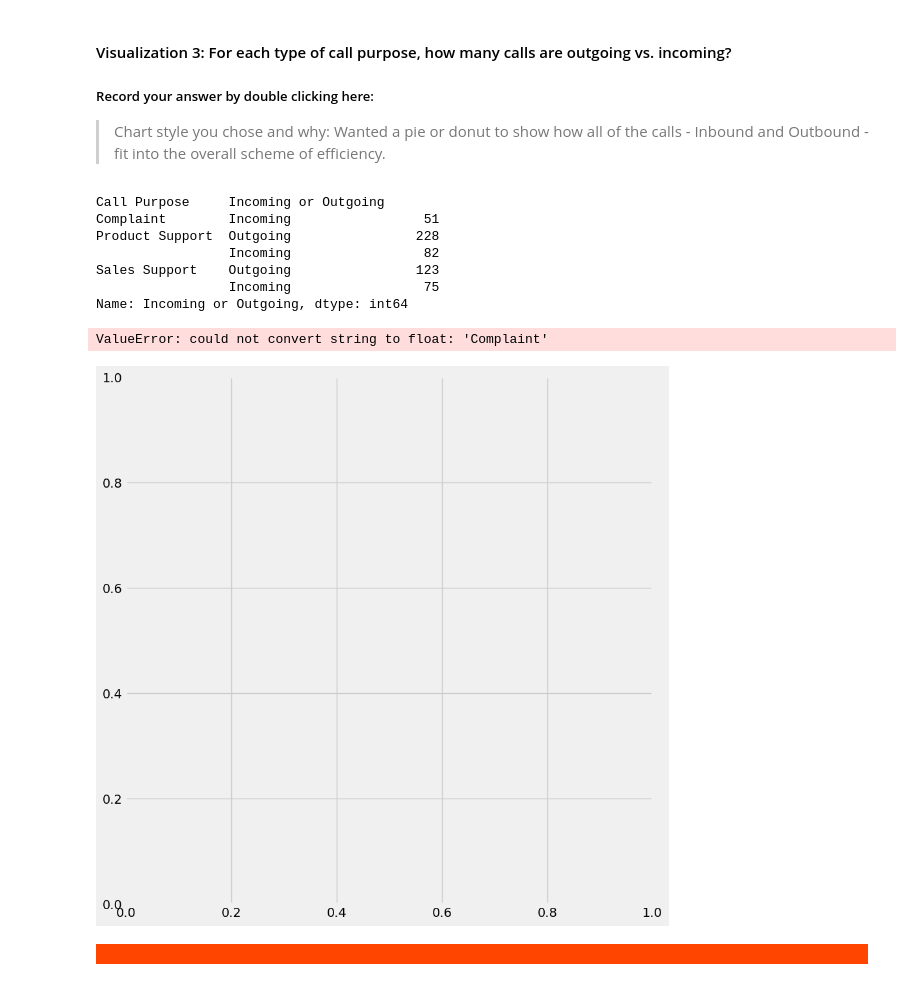
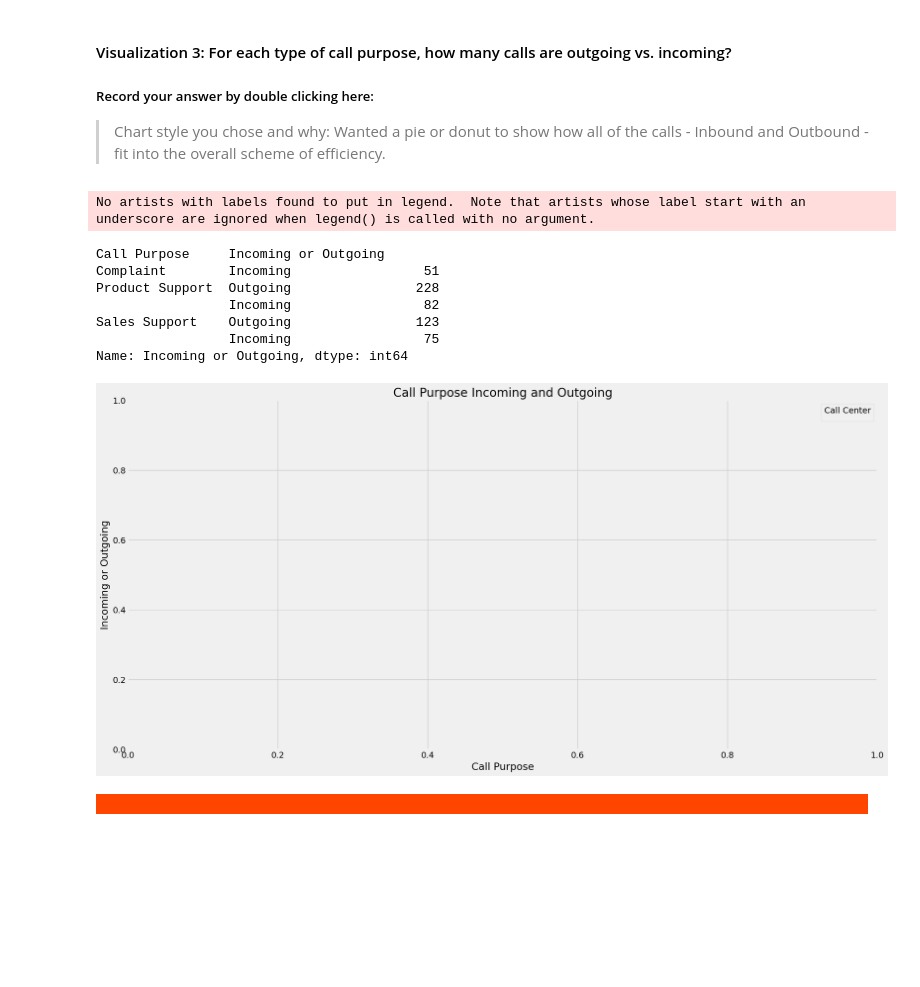
Before and after one commit to Hockeystyx/call-center-cleanup-assignment, a Jupyter notebook: Call_Center_Cleanup.ipynb, the cells around one changed output. Saved outputs shown, nothing was run; the diff lists cells and outputs as text; code cells hidden in the pictures; blank space fills up the shorter version.

```diff
--- a/Call_Center_Cleanup.ipynb
+++ b/Call_Center_Cleanup.ipynb
@@ -800,12 +802,15 @@ service_level = pd.merge(quick_stats, total_stats, on="Rep ID")
 service_level["Service Level %"] = service_level["Calls_x"]/service_level["Calls_y"] * 100
 
 #Your Code Here:
-service_level.plot.barh(edgecolor = 'white')
+#ax = service_level.plot.bar(edgecolor = 'white')  <- Previous code
+#north_plt.plot.bar(ax=ax, edgecolor = 'white')
+ax = service_level['Service Level %'].plot.bar(edgecolor = 'white', color='orange')
+north_plt.plot.bar(ax=ax, edgecolor = 'white')
 plt.title('Service Level Percentage by Rep', color = 'black')
 plt.xticks(color='black')
 plt.yticks(color='black')
-plt.xlabel('Calls', color="black")
-plt.ylabel('Rep ID', color='black')
+plt.xlabel('Rep ID', color="black")
+plt.ylabel('Calls', color='black')
 plt.legend(title="Call Center", fontsize = 12)
 plt.savefig('grouped_bar_SvcLvl.png')
 
@@ -820,36 +825,39 @@ plt.show()
 # %%
 # Create visualization 3 here:
 # The three dictionaries, complaints, sales_support, and product_support, have the information you need
 
-purpose_group = df_keys.groupby("Call Purpose")
-call_purpose = ["Complaint", "Product Support", "Sales Support"]
-purpose_counts = purpose_group["Incoming or Outgoing"].value_counts()
+purpose_group = df_keys.groupby('Call Purpose')
+call_purpose = ['Complaint', 'Product Support', 'Sales Support']
+purpose_counts = purpose_group['Incoming or Outgoing'].value_counts()
 print(purpose_counts)
 
-complaints = purpose_counts["Complaint"].to_dict()
-sales_support = purpose_counts["Sales Support"].to_dict()
-product_support = purpose_counts["Product Support"].to_dict()
+complaints = purpose_counts['Complaint'].to_dict()
+sales_support = purpose_counts['Sales Support'].to_dict()
+product_support = purpose_counts['Product Support'].to_dict()
 
 #Your Code Here:
-plt.pie(purpose_group['Call Purpose'], autopct = '%1.1f%%', shadow = True, explode = [0,0,0,0,0], colors = 'colors', startangle = 90)
-fig = plt.gcf()
-fig.gca().add_artist(circle)
-plt.legend(purpose_counts.index, fontsize = 12, loc = 'upper left')
-plt.title('Inbound /Outbound by Call Purpose', color = 'black', fontsize = 18)
-plt.axis('equal')
-plt.savefig('doughnut.png')
+newdf = pd.DataFrame.from_dict(purpose_counts)  # <- passed dict to new dataframe...
+#ax = purpose_group[purpose_counts].plot.bar(edgecolor = 'white', color='orange')
+newdf.plot.bar(ax=ax, edgecolor = 'orange')
+plt.title('Call Purpose Incoming and Outgoing', color = 'black')
+plt.xticks(color='black')
+plt.yticks(color='black')
+plt.xlabel('Call Purpose', color="black")
+plt.ylabel('Incoming or Outgoing', color='black')
+plt.legend(title="Call Center", fontsize = 12)
+plt.savefig('grouped_bar_IncomingOutgoing.png')
 
 plt.show()
 # %% [output]
-Call Purpose     Incoming or Outgoing
-Complaint        Incoming                 51
-Product Support  Outgoing                228
-                 Incoming                 82
-Sales Support    Outgoing                123
-                 Incoming                 75
-Name: Incoming or Outgoing, dtype: int64
+No artists with labels found to put in legend.  Note that artists whose label start with an underscore are ignored when legend() is called with no argument.
-ValueError: could not convert string to float: 'Complaint'
+Call Purpose     Incoming or Outgoing
+Complaint        Incoming                 51
+Product Support  Outgoing                228
+                 Incoming                 82
+Sales Support    Outgoing                123
+                 Incoming                 75
+Name: Incoming or Outgoing, dtype: int64
-[figure, old version]
+[figure, new version]
 # %% [markdown]
 <span style="background-color:orangered; color:orangered;">- - - - - - - - - - - - - - - - - - - - - - - - - - - - - - - - - - - - - - - - - - - - - - - - - - - - - - - - - - - - - - - - - - - - - - - - - - - - - - - - - - - - - - - - -</span>
 # %% [markdown]
```
Also changed, not shown: parts of 4 cells of this notebook, 4 other files.
